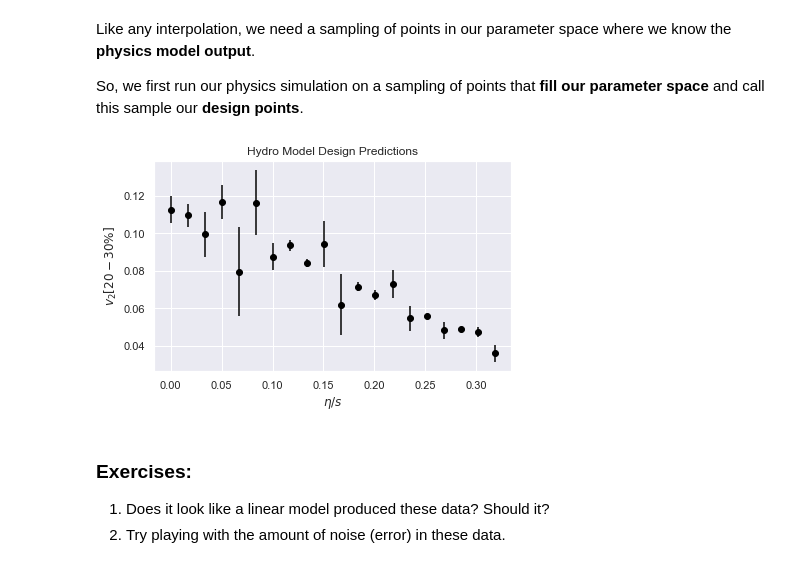
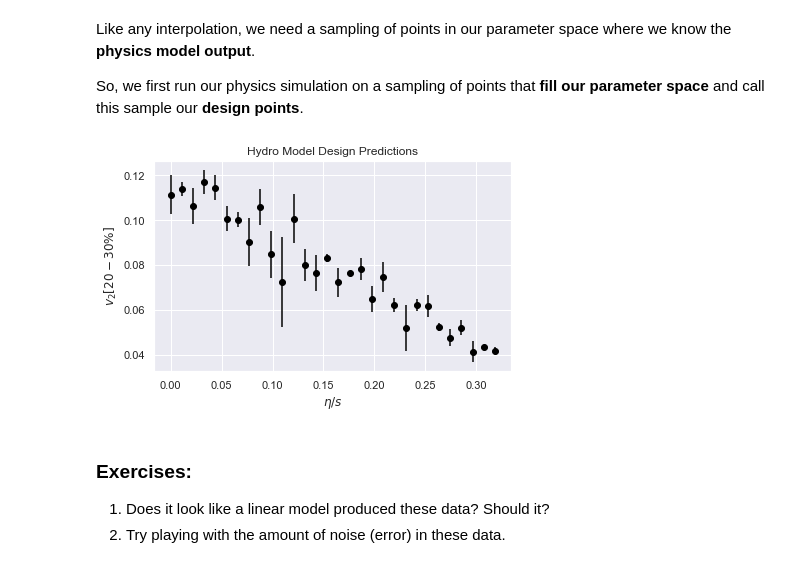
Before and after one commit to derekeverett/simple_bayes_with_GP, a Jupyter notebook: Infer_Shear_Viscosity_from_Flow.ipynb, the cells around one changed output. Drawn from its saved outputs; the diff is of its cells as text; code cells hidden in the pictures.

```diff
--- a/Infer_Shear_Viscosity_from_Flow.ipynb
+++ b/Infer_Shear_Viscosity_from_Flow.ipynb
@@ -99,26 +99,26 @@ Like any interpolation, we need a sampling of points in our parameter space wher
 
 So, we first run our physics simulation on a sampling of points that **fill our parameter space** and call this sample our **design points**.
 # %%
-n_design_pts = 20 # this sets the number of design points where we will run our hydro model
+n_design_pts = 30 # this sets the number of design points where we will run our hydro model
 eta_over_s_min = 0. # this defines a minimum value for our parameter (eta/s)
 eta_over_s_max = 4. / (4. * np.pi) # this defines a maximum value for our parameter (eta/s)
 
 #this chooses our sample to be a regular grid, which is an efficient sampling in one dimension
 #it is reshaped into a 2D array so that we can readily use it with scikit-learn
 model_X = np.linspace(eta_over_s_min, eta_over_s_max, n_design_pts).reshape(-1,1)
 
 #these are the v_2 outputs of our hydro model, assuming that the model has finite statistical error
 model_y, model_dy = lin_hydro_model(model_X)
 
 #lets plot our physics models predictions
 plt.errorbar(model_X.flatten(), model_y.flatten(), model_dy.flatten(), fmt='o', c='black')
 plt.xlabel(r'$\eta/s$')
 plt.ylabel(r'$v_2 [ 20-30\%]$')
 plt.title('Hydro Model Design Predictions')
 plt.tight_layout(True)
 plt.show()
 # %% [output]
-[figure, old version]
+[figure, new version]
 # %% [markdown]
 ### Exercises:
 1. Does it look like a linear model produced these data? Should it?
```
Also changed, not shown: parts of 8 cells of this notebook.
